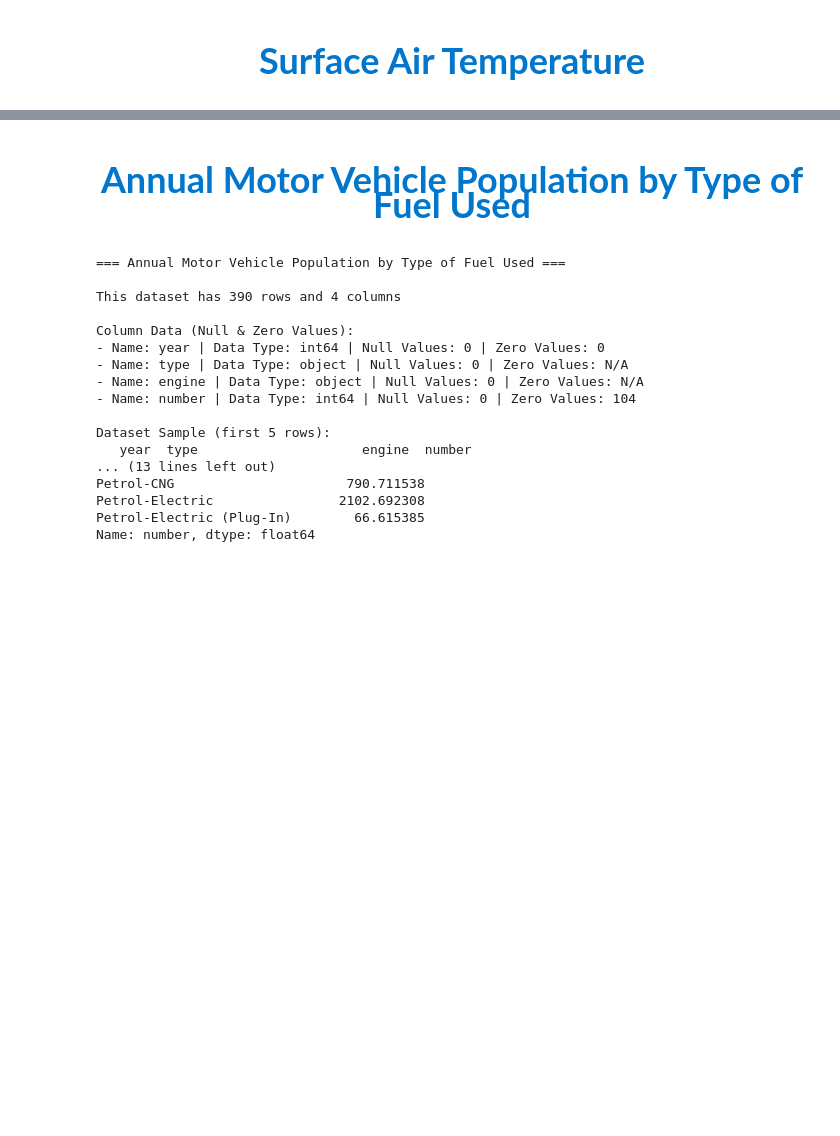
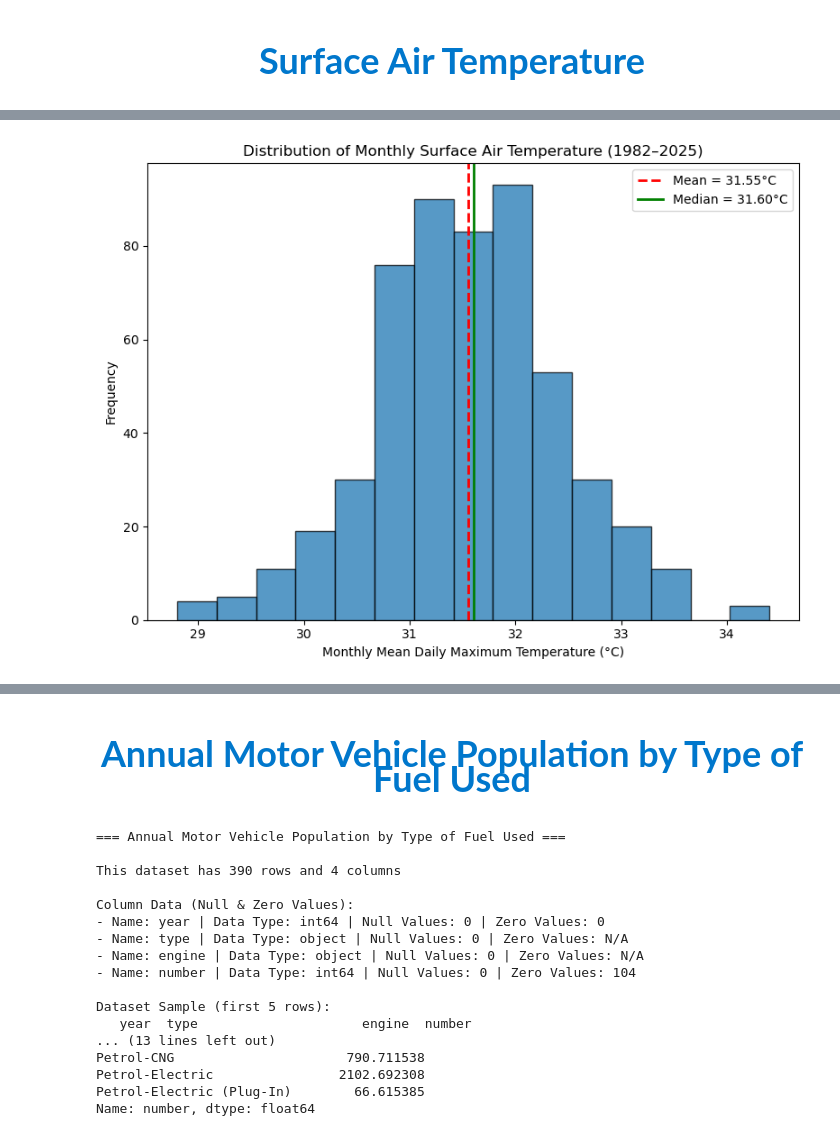
Before and after one commit to grasssxz/PDS_CA1, a Jupyter notebook: CA2.ipynb, the cells around one changed output, grey strips where cells are left out. Saved outputs shown, nothing was run; the diff lists cells and outputs as text; code cells hidden in the pictures; blank space fills up the shorter version.

```diff
--- a/CA2.ipynb
+++ b/CA2.ipynb
@@ -83 +110,70 @@ year
+# %%
+import matplotlib.pyplot as plt
+import numpy as np
+
+# =====================================================
+# STEP 1: Remove any remaining NA values (safety check)
+# =====================================================
+
+clean_temp = temp_df['temp_mean_daily_max'].dropna()
+
+# =====================================================
+# STEP 2: Calculate Statistics
+# =====================================================
+
+mean_temp = clean_temp.mean()
+median_temp = clean_temp.median()
+std_temp = clean_temp.std()
+
+# =====================================================
+# STEP 3: Create Histogram
+# =====================================================
+
+plt.figure(figsize=(8,6))
+
+plt.hist(
+    clean_temp,
+    bins=15,                 # good balance for 528 data points
+    edgecolor='black',
+    alpha=0.75
+)
+
+plt.title("Distribution of Monthly Surface Air Temperature (1982–2025)")
+plt.xlabel("Monthly Mean Daily Maximum Temperature (°C)")
+plt.ylabel("Frequency")
+
+# =====================================================
+# STEP 4: Add Mean Line
+# =====================================================
+
+plt.axvline(
+    mean_temp,
+    color='red',
+    linestyle='--',
+    linewidth=2,
+    label=f"Mean = {mean_temp:.2f}°C"
+)
+
+# =====================================================
+# STEP 5: Add Median Line
+# =====================================================
+
+plt.axvline(
+    median_temp,
+    color='green',
+    linestyle='-',
+    linewidth=2,
+    label=f"Median = {median_temp:.2f}°C"
+)
+
+# =====================================================
+# STEP 6: Add Legend
+# =====================================================
+
+plt.legend()
+
+plt.tight_layout()
+plt.show()
+# %% [output]
+[figure, added]
 # %% [markdown]
```
Also changed, not shown: parts of 41 cells of this notebook, 3 other files.
